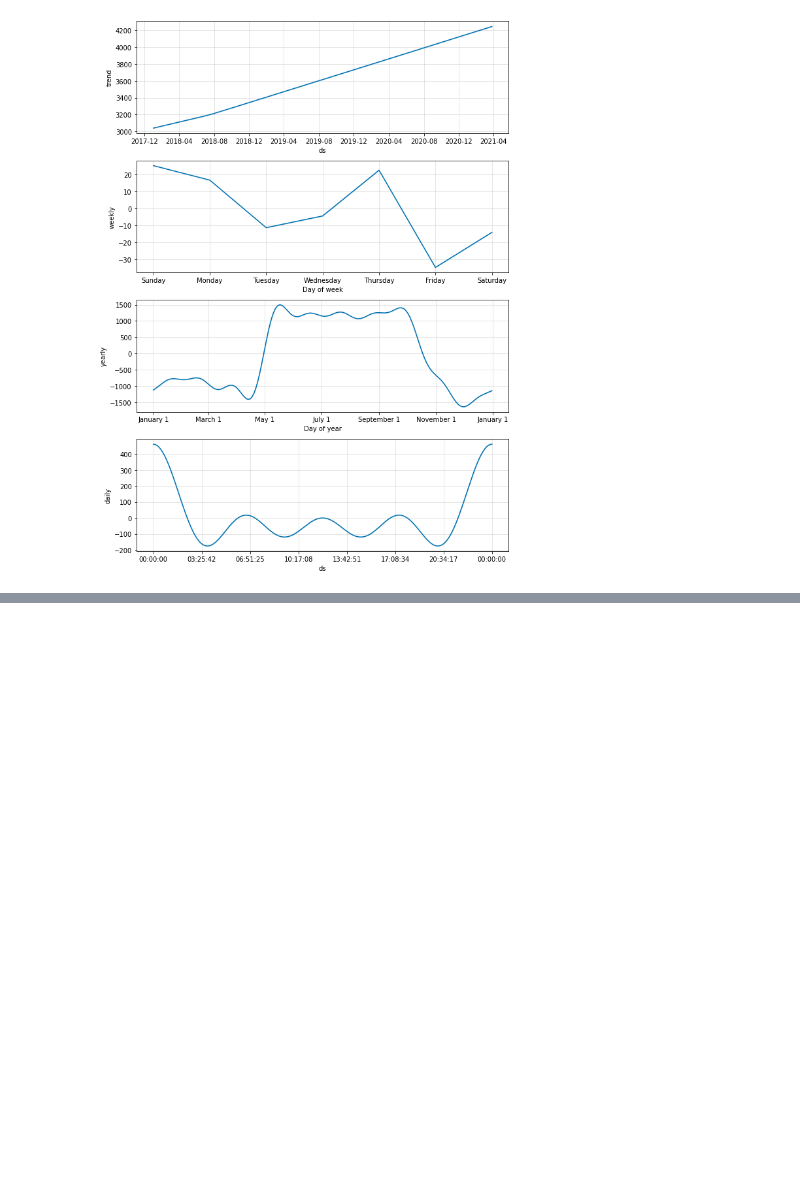
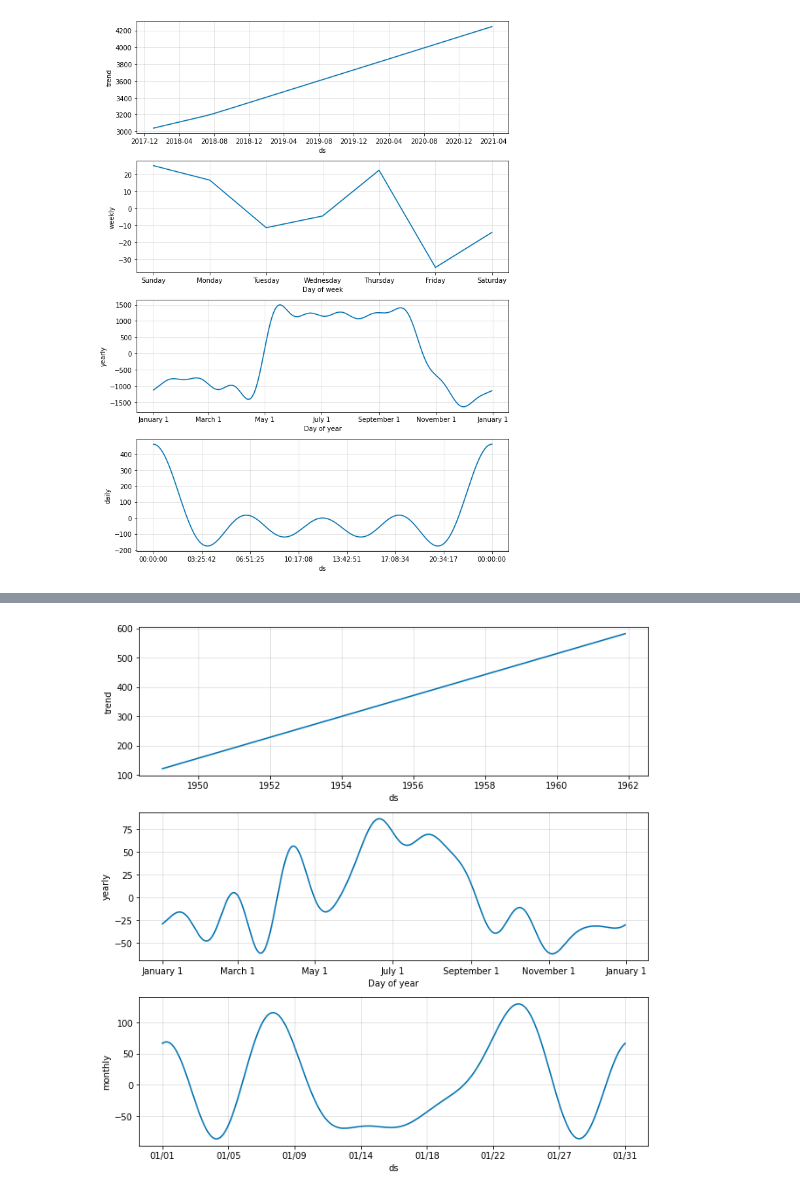
Before and after one commit to pksnj/TimeSeriesForecastingProphet, a Jupyter notebook: Facebook Prophet.ipynb, the cells around one changed output, grey strips where cells are left out. Saved outputs shown, nothing was run; the diff lists cells and outputs as text; code cells hidden in the pictures; blank space fills up the shorter version.

```diff
--- a/Facebook Prophet.ipynb
+++ b/Facebook Prophet.ipynb
@@ -80,0 +233,4 @@ plt2 = m.plot_components(forecast)
+# %%
+fig = m.plot_components(forecast)
+# %% [output]
+[figure, added]
```
Also changed, not shown: parts of 19 cells of this notebook.
